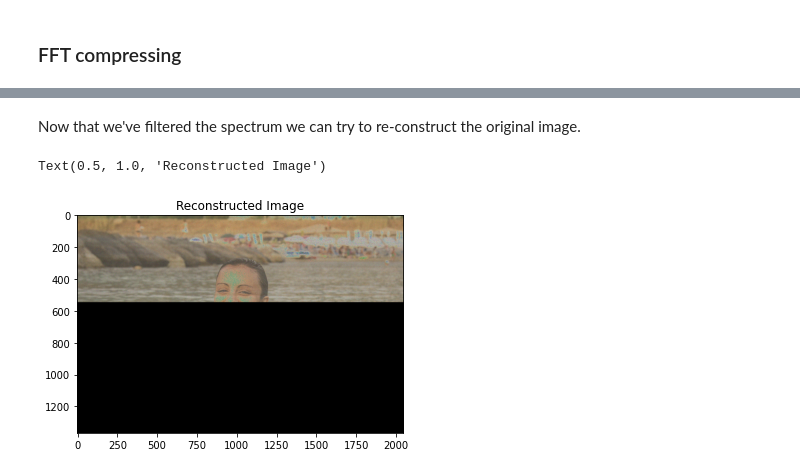
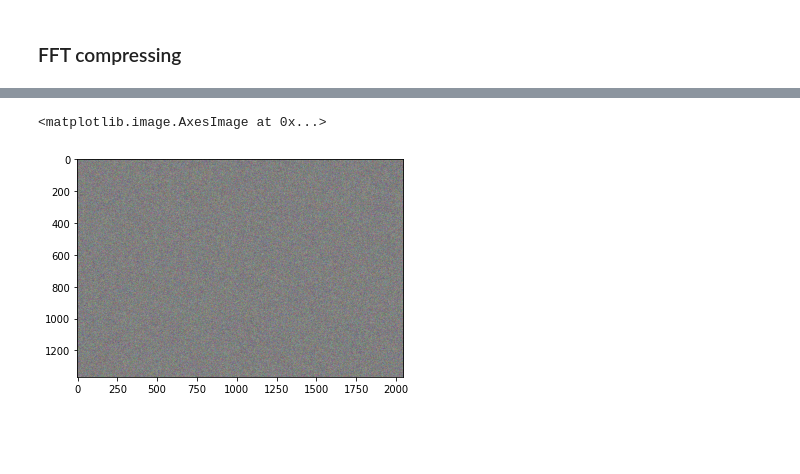
Before and after one commit to GiuliaLanzillotta/My-ML-exercises, a Jupyter notebook: Signal_processing.ipynb, the cells around one changed output, grey strips where cells are left out. Cells and saved outputs as stored; diff of their text form; code cells hidden in the pictures; blank space fills up the shorter version.

```diff
--- a/Signal_processing.ipynb
+++ b/Signal_processing.ipynb
@@ -307,9 +286,12 @@ plt.imshow(spectrum_filtered.astype("uint8"))
-# %% [markdown]
-Now that we've filtered the spectrum we can try to re-construct the original image.
-# %%
-im_new = fftpack.ifft2(spectrum_filtered).real
-plt.imshow(im_new.astype("uint8"))
-plt.title('Reconstructed Image')
-# %% [output]
-Text(0.5, 1.0, 'Reconstructed Image')
-[figure, removed]
+# %%
+spectrum = fp.rfft((fp.rfft(data, axis=0)), axis=1)
+# removing the minimum
+#spectrum =  spectrum - np.amin(spectrum, axis=(0,1), keepdims=True)
+# standardising btw 0 and 1
+#spectrum = spectrum/spectrum.max()
+# re-scaling to match pixels intensities
+#spectrum = (spectrum*(256-(1e-4))).astype("int")
+pyplot.imshow(spectrum.astype("uint8"))
+# %% [output]
+<matplotlib.image.AxesImage at 0x...>
+[figure, added]
```
Also changed, not shown: parts of 10 cells of this notebook.
